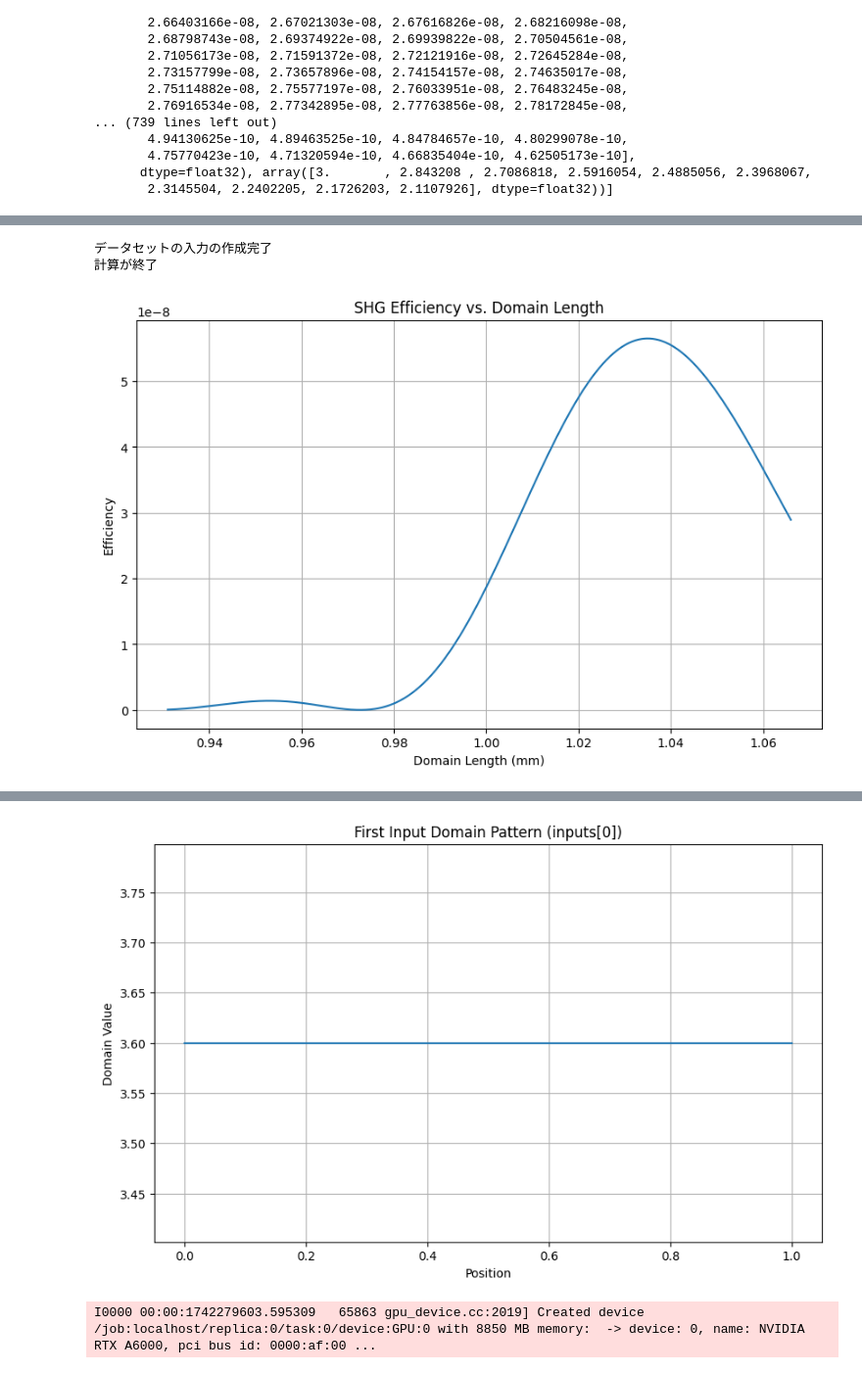
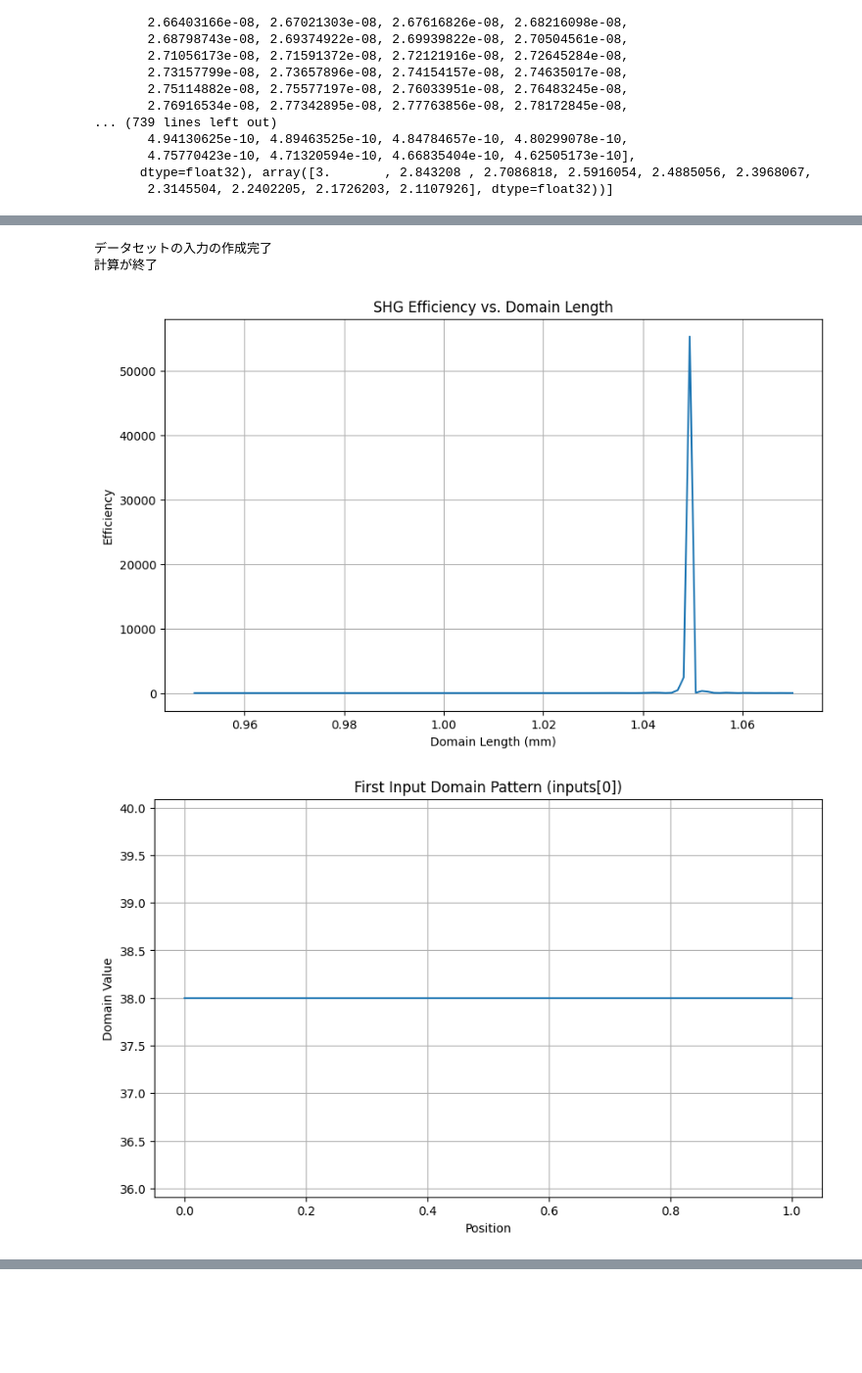
Before and after one commit to Xo1otl/mictlan, a Jupyter notebook: research/syuron/examples/shg.ipynb, the cells around one changed output, grey strips where cells are left out. Shown at 98% size. Cells and saved outputs as stored; diff of their text form; code cells hidden in the pictures; blank space fills up the shorter version.

```diff
--- a/research/syuron/examples/shg.ipynb
+++ b/research/syuron/examples/shg.ipynb
@@ -127,17 +174,17 @@ from workspace import path
 import matplotlib.pyplot as plt
 import tensorflow as tf
 
-num_domains = 10
-width_dim = [3.6]
-num_samples = len(width_dim)
-chirped_dim = pp.fixed(num_domains, width_dim, 1.031E-05)
+num_samples = 10000
+width_dim = jnp.linspace(3, 3.8, num_samples).tolist()
+num_domains = 1000
+chirped_superlattice = pp.fixed(num_domains, width_dim, 1.031E-05)
 
 print("データセットの入力の作成完了")
 
-wavelength_dim = jnp.linspace(0.931, 1.066, 1000).tolist()
+wavelength_dim = jnp.linspace(0.95, 1.07, 100).tolist()
 
 params = shg.Params(
-    superlattice_dim=chirped_dim,
+    superlattice_dim=chirped_superlattice,
     T_dim=70,
     wavelength_dim=wavelength_dim,
     fund_power_dim=1,
@@ -147,9 +194,14 @@ params = shg.Params(
 
 eff_tensor = mgoslt.analyze(params)
 
+# 学習のために出力をスケーリング
+eff_tensor = eff_tensor * 1e8
+chirped_superlattice = chirped_superlattice * 10
+
 print("計算が終了")
 
-example_index = 80
+# example_index = 0
+example_index = num_samples
 
 # 代表的なデータの可視化
 example_eff = eff_tensor[example_index, 0, :, 0, 0].tolist()
@@ -162,7 +214,7 @@ plt.grid(True)
 plt.show()
 
 # 代表的なグレーティング周期の可視化
-example_domain = chirped_dim[example_index, :, 0]
+example_domain = chirped_superlattice[example_index, :, 0]
 x_axis = jnp.linspace(0, 1, num_domains).tolist()
 plt.figure(figsize=(10, 6))
 plt.plot(x_axis, example_domain)  # Plot the first input domain pattern
@@ -172,12 +224,13 @@ plt.title('First Input Domain Pattern (inputs[0])')
 plt.grid(True)
 plt.show()
 
-inputs = eff_tensor[:, 0, :, 0, 0]
-outputs = chirped_dim[:, :, 0]
-print(f"inputs shape: {inputs.shape}, outputs shape: {outputs.shape}")
+eff_spectrums = eff_tensor[:, 0, :, 0, 0]
+superlattices = chirped_superlattice[:, :, 0]
+print(
+    f"inputs shape: {eff_spectrums.shape}, outputs shape: {superlattices.shape}")
 
-dataset = tf.data.Dataset.from_tensor_slices((inputs, outputs))
-print(list(dataset.as_numpy_iterator())[:3])
-output_path = path.Path("research/syuron/dataset/chirped.tfrecord").abs()
+# dataset = tf.data.Dataset.from_tensor_slices((eff_spectrums, superlattices))
+dataset = tf.data.Dataset.from_tensor_slices((superlattices, eff_spectrums))
+output_path = path.Path("research/syuron/dataset/fixed.tfrecord").abs()
 # dataset.save(output_path)
 # %% [output]
@@ -192,3 +245,4 @@ W0000 00:00:1742279594.906556   65863 computation_placer.cc:177] computation pla
 データセットの入力の作成完了
 計算が終了
-[figure, old version]
+[figure, new version]
+[figure, new version]
@@ -196,2 +265,0 @@ inputs shape: (1, 1000), outputs shape: (1, 10)
-[figure, old version]
-I0000 00:00:1742279603.595309   65863 gpu_device.cc:2019] Created device /job:localhost/replica:0/task:0/device:GPU:0 with 8850 MB memory:  -> device: 0, name: NVIDIA RTX A6000, pci bus id: 0000:af:00 ...
```
Also changed, not shown: parts of 4 cells of this notebook, 9 other files.
